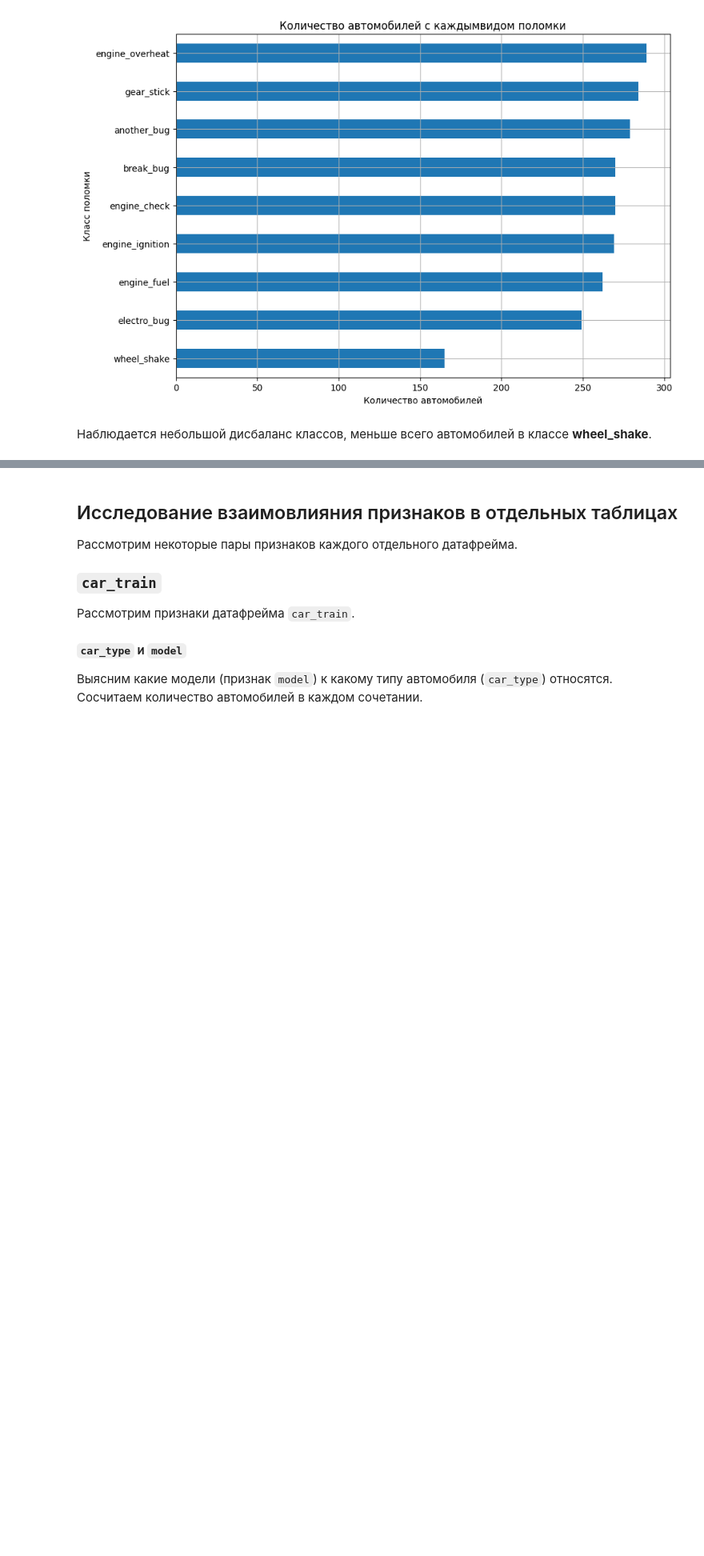
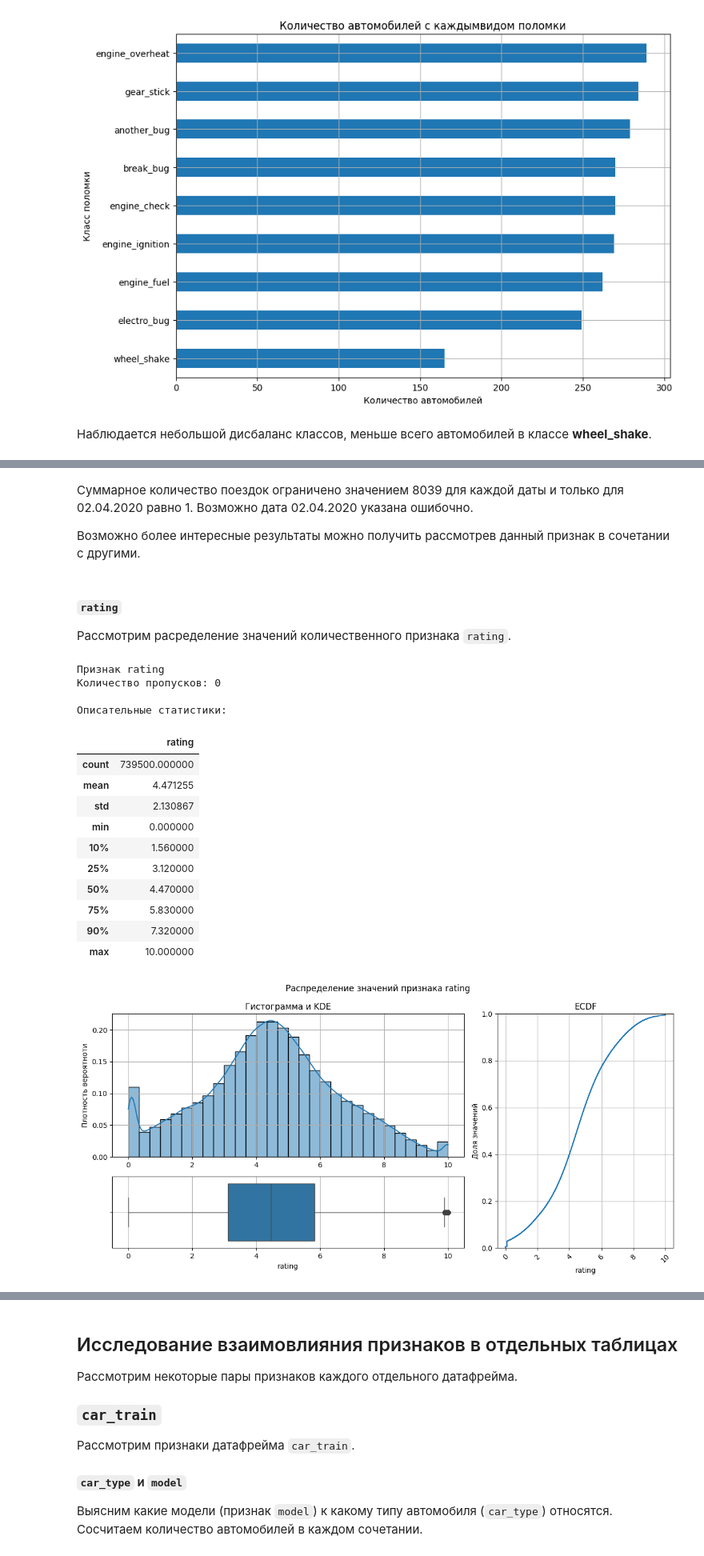
Before and after one commit to AlekseiBogachev/competitive_ds_cource_prj, a Jupyter notebook: notebooks/exploratory/eda.ipynb, the cells around one changed output, grey strips where cells are left out. Shown at 80% size. Cells and saved outputs as stored; diff of their text form; code cells hidden in the pictures; blank space fills up the shorter version.

```diff
--- a/notebooks/exploratory/eda.ipynb
+++ b/notebooks/exploratory/eda.ipynb
@@ -703,0 +745,28 @@ explore_cat_feature(
+# %% [markdown]
+Суммарное количество поездок ограничено значением 8039 для каждой даты и только
+для 02.04.2020 равно 1. Возможно дата 02.04.2020 указана ошибочно.
+
+Возможно более интересные результаты можно получить рассмотрев данный признак
+в сочетании с другими.
+# %% [markdown]
+#### `rating`
+Рассмотрим расределение значений количественного признака `rating`.
+# %%
+explore_num_feature(rides_info, "rating")
+# %% [output]
+Признак rating
+Количество пропусков: 0
+
+Описательные статистики:
+|  | rating |
+| count | 739500.000000 |
+| mean | 4.471255 |
+| std | 2.130867 |
+| min | 0.000000 |
+| 10% | 1.560000 |
+| 25% | 3.120000 |
+| 50% | 4.470000 |
+| 75% | 5.830000 |
+| 90% | 7.320000 |
+| max | 10.000000 |
+[figure, added]
```
Also changed, not shown: parts of 41 cells of this notebook.
